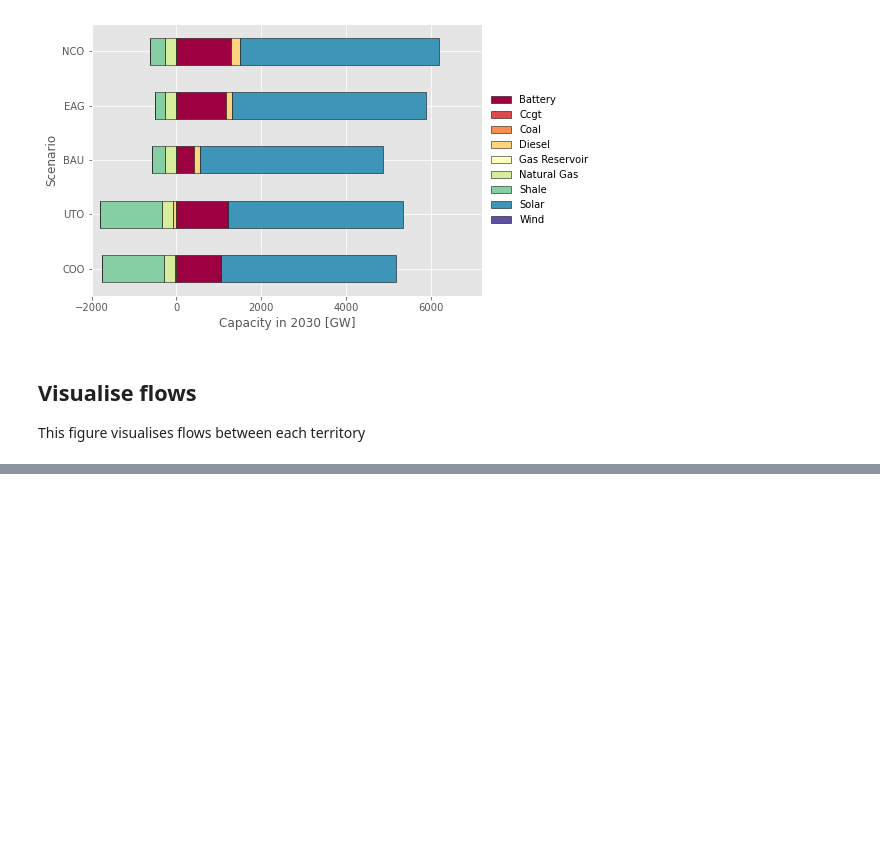
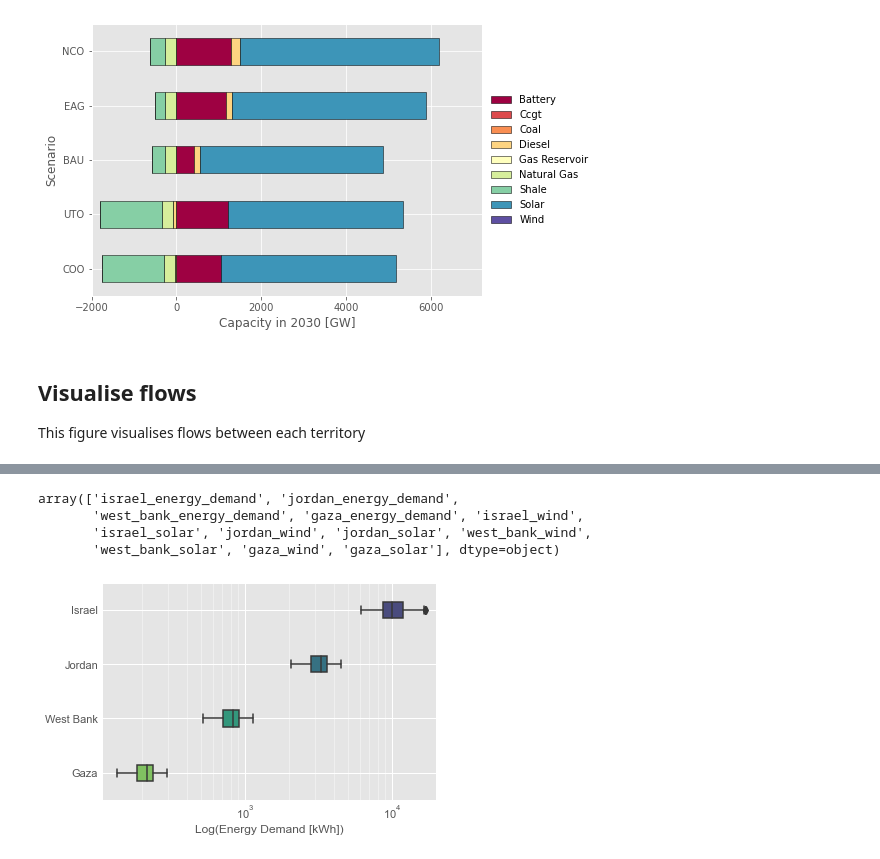
Before and after one commit to amanmajid/nextra, a Jupyter notebook: analysis/icae-results.ipynb, the cells around one changed output, grey strips where cells are left out. Cells and saved outputs as stored; diff of their text form; code cells hidden in the pictures; blank space fills up the shorter version.

Commit message:
Added demand plot

```diff
--- a/analysis/icae-results.ipynb
+++ b/analysis/icae-results.ipynb
@@ -291,0 +308,31 @@ sns.barplot(x='territory',y='totex',hue='technology',data=results['NCO'].results
+# %%
+results['BAS'].flows.node.unique()
+# %% [output]
+array(['israel_energy_demand', 'jordan_energy_demand',
+       'west_bank_energy_demand', 'gaza_energy_demand', 'israel_wind',
+       'israel_solar', 'jordan_wind', 'jordan_solar', 'west_bank_wind',
+       'west_bank_solar', 'gaza_wind', 'gaza_solar'], dtype=object)
+# %%
+plt.style.use('ggplot')
+
+demand = results['BAS'].flows.loc[results['BAS'].flows.node.str.contains('demand')]
+
+f,ax=plt.subplots(nrows=1,ncols=1,figsize=(6,4),sharex=True)
+
+ax.set_xscale("log")
+
+sns.boxplot(x='value',y='node',palette='viridis',
+            data=demand,ax=ax,width=0.3)
+
+ax.set_ylabel(None)
+ax.set_xlabel('Log(Energy Demand [kWh])')
+ax.set_yticklabels(['Israel','Jordan','West Bank','Gaza'])
+ax.grid(which='major',linestyle='-',color='white')
+ax.grid(which='minor',linestyle='-',color='white',alpha=0.4)
+plt.legend([],[], frameon=False)
+ax.set_xlim([0,2*10**4])
+
+ax.tick_params(axis="both",which='both',direction="in")
+f.savefig('../outputs/figures/log_energy_demand.pdf',bbox_inches='tight')
+# %% [output]
+[figure, added]
```
Also changed, not shown: parts of 1 cell of this notebook, 1 other file.
